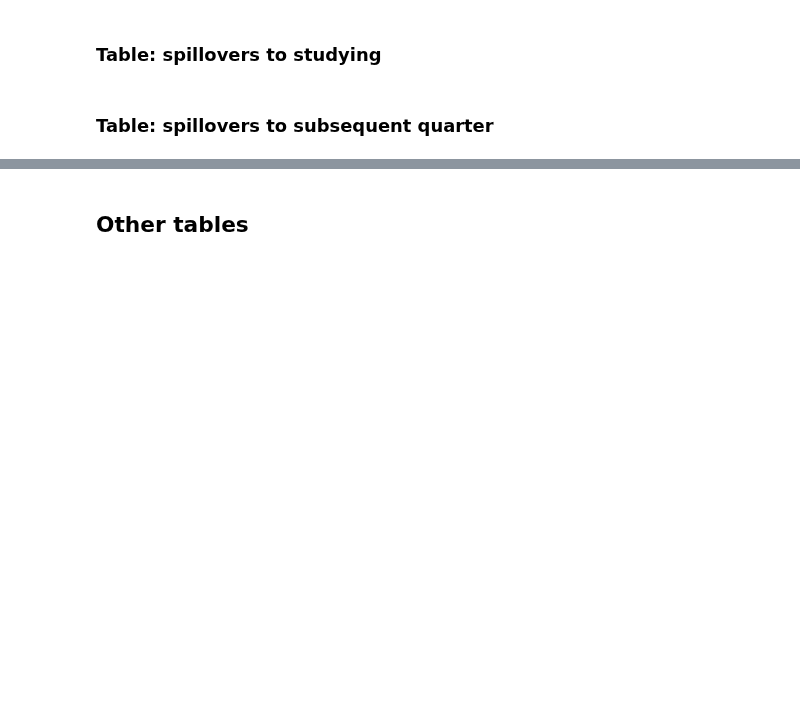
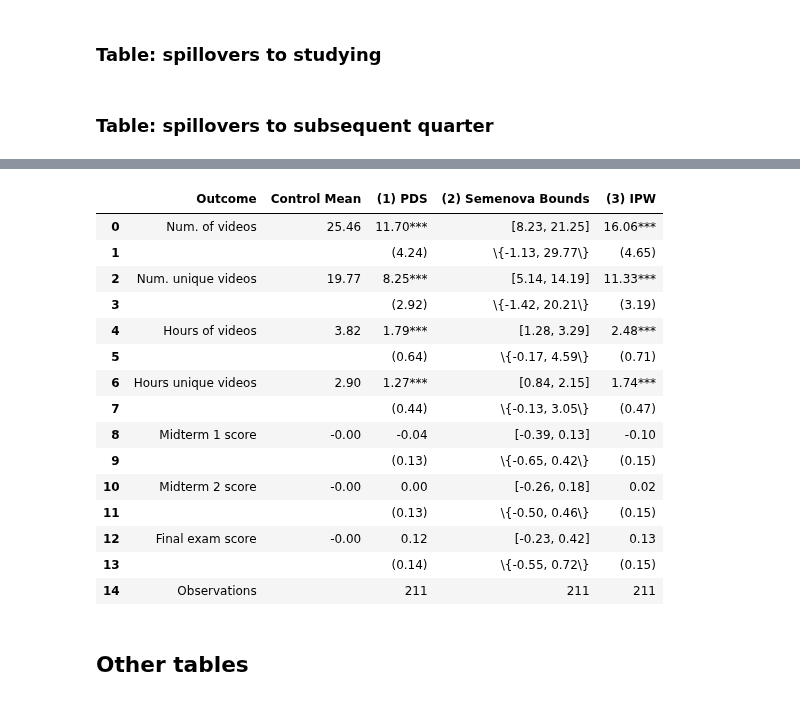
Before and after one commit to zagoodman/microeconomics_videos, a Jupyter notebook: jupyter/assemble_tables.ipynb, the cells around one changed output, grey strips where cells are left out. Drawn from its saved outputs; the diff is of its cells as text; code cells hidden in the pictures; blank space fills up the shorter version.

Commit message:
Move table 8 A/B into Table 9

```diff
--- a/jupyter/assemble_tables.ipynb
+++ b/jupyter/assemble_tables.ipynb
@@ -1710,0 +1353,84 @@ with open("../tex/tables/spillover_100b.tex", "w") as tf:
+# %%
+# Build display DataFrame
+
+def fmt_stars(beta, se):
+    """Attach significance stars to a rounded coefficient."""
+    t_stat = abs(beta / se) if se != 0 else 0
+    stars_str = "***" if t_stat >= 2.576 else "**" if t_stat >= 1.96 else "*" if t_stat >= 1.645 else ""
+    return f"{beta:.2f}{stars_str}"
+
+rows = []
+obs_col1 = ""
+obs_col2 = ""
+obs_col3 = ""
+
+for depvar in t9_outcomes:
+    label_str = t9_display[depvar]
+    alt_depvar = t9_alt_depvar[depvar]
+
+    # Column (1): PDS noFEs
+    if depvar in df_pds.index:
+        row_pds = df_pds.loc[depvar]
+        ctrl_mean = f"{row_pds['meanctrl']:.2f}"
+        beta_stars = fmt_stars(row_pds["treatbeta"], row_pds["stderr"])
+        se_str = f"({row_pds['stderr']:.2f})"
+        obs_col1 = str(int(row_pds["N"]))
+    else:
+        ctrl_mean, beta_stars, se_str = "", "", ""
+
+    # Column (2): Semenova bounds
+    if semenova_available and alt_depvar in df_sem.index:
+        row_sem = df_sem.loc[alt_depvar]
+        bounds_str = f"[{row_sem['lower_bound']:.2f}, {row_sem['upper_bound']:.2f}]"
+        ci_str = r"\{" + f"{row_sem['ci_lower']:.2f}, {row_sem['ci_upper']:.2f}" + r"\}"
+        obs_col2 = str(int(row_sem["N_selected"]))
+    else:
+        bounds_str, ci_str = "", ""
+
+    # Column (3): IPW
+    if ipw_available and alt_depvar in df_ipw.index:
+        row_ipw = df_ipw.loc[alt_depvar]
+        ipw_beta = fmt_stars(row_ipw["treatbeta"], row_ipw["stderr"])
+        ipw_se = f"({row_ipw['stderr']:.2f})"
+        obs_col3 = str(int(row_ipw["N"]))
+    else:
+        ipw_beta, ipw_se = "", ""
+
+    row1 = {"Outcome": label_str, "Control Mean": ctrl_mean, "(1) PDS": beta_stars}
+    row2 = {"Outcome": "", "Control Mean": "", "(1) PDS": se_str}
+    if semenova_available:
+        row1["(2) Semenova Bounds"] = bounds_str
+        row2["(2) Semenova Bounds"] = ci_str
+    if ipw_available:
+        row1["(3) IPW"] = ipw_beta
+        row2["(3) IPW"] = ipw_se
+    rows.append(row1)
+    rows.append(row2)
+
+# Observations row
+obs_row = {"Outcome": "Observations", "Control Mean": "", "(1) PDS": obs_col1}
+if semenova_available:
+    obs_row["(2) Semenova Bounds"] = obs_col2
+if ipw_available:
+    obs_row["(3) IPW"] = obs_col3
+rows.append(obs_row)
+
+dft9 = pd.DataFrame(rows)
+dft9
+# %% [output]
+|  | Outcome | Control Mean | (1) PDS | (2) Semenova Bounds | (3) IPW |
+| 0 | Num. of videos | 25.46 | 11.70*** | [8.23, 21.25] | 16.06*** |
+| 1 |  |  | (4.24) | \{-1.13, 29.77\} | (4.65) |
+| 2 | Num. unique videos | 19.77 | 8.25*** | [5.14, 14.19] | 11.33*** |
+| 3 |  |  | (2.92) | \{-1.42, 20.21\} | (3.19) |
+| 4 | Hours of videos | 3.82 | 1.79*** | [1.28, 3.29] | 2.48*** |
+| 5 |  |  | (0.64) | \{-0.17, 4.59\} | (0.71) |
+| 6 | Hours unique videos | 2.90 | 1.27*** | [0.84, 2.15] | 1.74*** |
+| 7 |  |  | (0.44) | \{-0.13, 3.05\} | (0.47) |
+| 8 | Midterm 1 score | -0.00 | -0.04 | [-0.39, 0.13] | -0.10 |
+| 9 |  |  | (0.13) | \{-0.65, 0.42\} | (0.15) |
+| 10 | Midterm 2 score | -0.00 | 0.00 | [-0.26, 0.18] | 0.02 |
+| 11 |  |  | (0.13) | \{-0.50, 0.46\} | (0.15) |
+| 12 | Final exam score | -0.00 | 0.12 | [-0.23, 0.42] | 0.13 |
+| 13 |  |  | (0.14) | \{-0.55, 0.72\} | (0.15) |
+| 14 | Observations |  | 211 | 211 | 211 |
```
Also changed, not shown: parts of 17 cells of this notebook, 3 other files.
